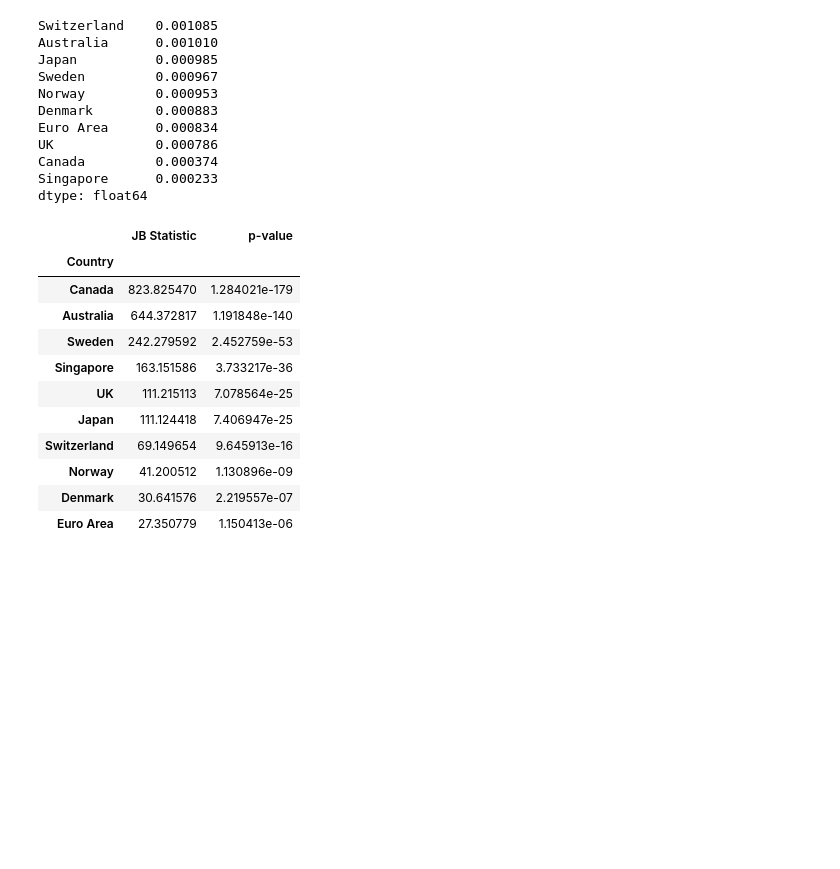
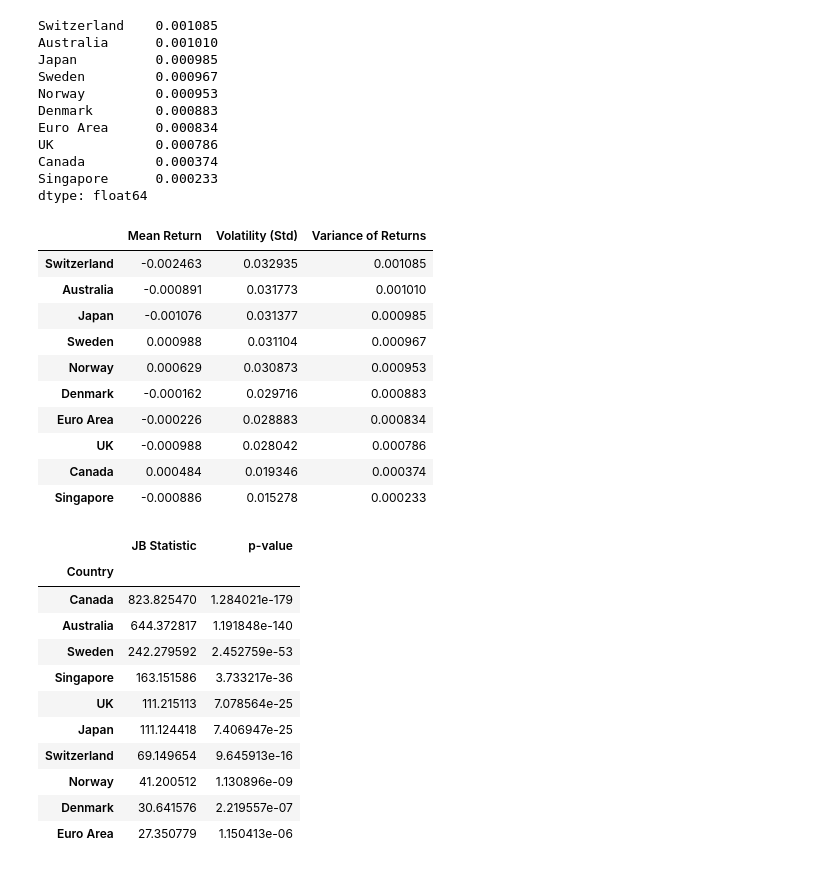
Before and after one commit to Edouard386/Statapp-FX, a Jupyter notebook: data.ipynb, the cells around one changed output. Saved outputs shown, nothing was run; the diff lists cells and outputs as text; code cells hidden in the pictures; blank space fills up the shorter version.

```diff
--- a/data.ipynb
+++ b/data.ipynb
@@ -215,6 +215,37 @@ UK             0.000786
 Canada         0.000374
 Singapore      0.000233
 dtype: float64
+# %%
+import numpy as np
+
+# Calcul rendements log
+returns_eme = np.log(df_advanced).diff()
+
+# Volatilité (écart-type)
+vol_eme = returns_eme.std()
+
+# Variance des rendements
+var_eme = returns_eme.var()
+
+moments_emerging = pd.DataFrame({
+    "Mean Return": returns_eme.mean(),
+    "Volatility (Std)": vol_eme,
+    "Variance of Returns": var_eme
+}).sort_values(by="Volatility (Std)", ascending=False)
+
+moments_emerging
+# %% [output]
+|  | Mean Return | Volatility (Std) | Variance of Returns |
+| Switzerland | -0.002463 | 0.032935 | 0.001085 |
+| Australia | -0.000891 | 0.031773 | 0.001010 |
+| Japan | -0.001076 | 0.031377 | 0.000985 |
+| Sweden | 0.000988 | 0.031104 | 0.000967 |
+| Norway | 0.000629 | 0.030873 | 0.000953 |
+| Denmark | -0.000162 | 0.029716 | 0.000883 |
+| Euro Area | -0.000226 | 0.028883 | 0.000834 |
+| UK | -0.000988 | 0.028042 | 0.000786 |
+| Canada | 0.000484 | 0.019346 | 0.000374 |
+| Singapore | -0.000886 | 0.015278 | 0.000233 |
 # %%
 import pandas as pd
 import numpy as np
```
Also changed, not shown: parts of 1 cell of this notebook.
